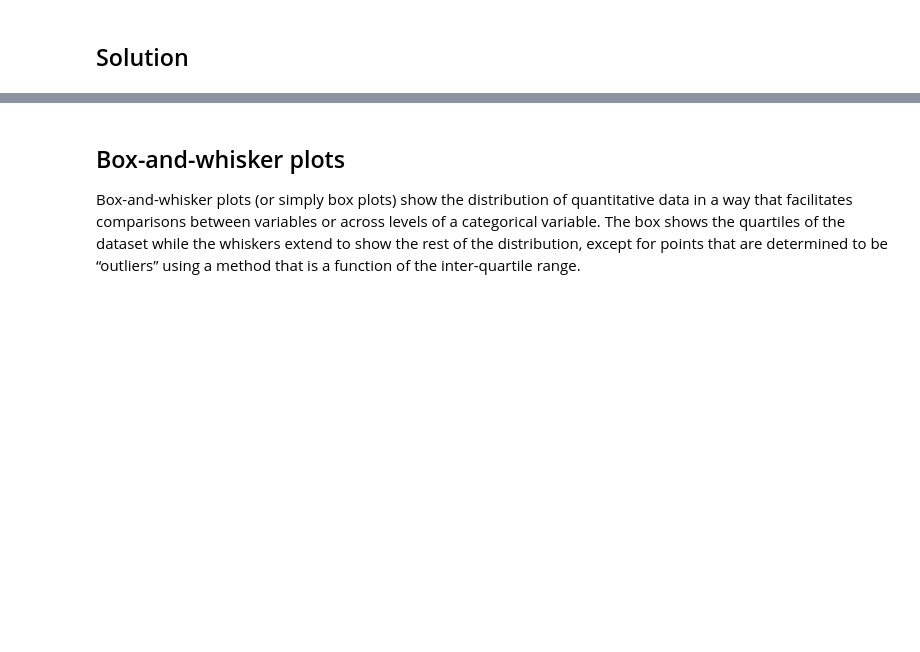
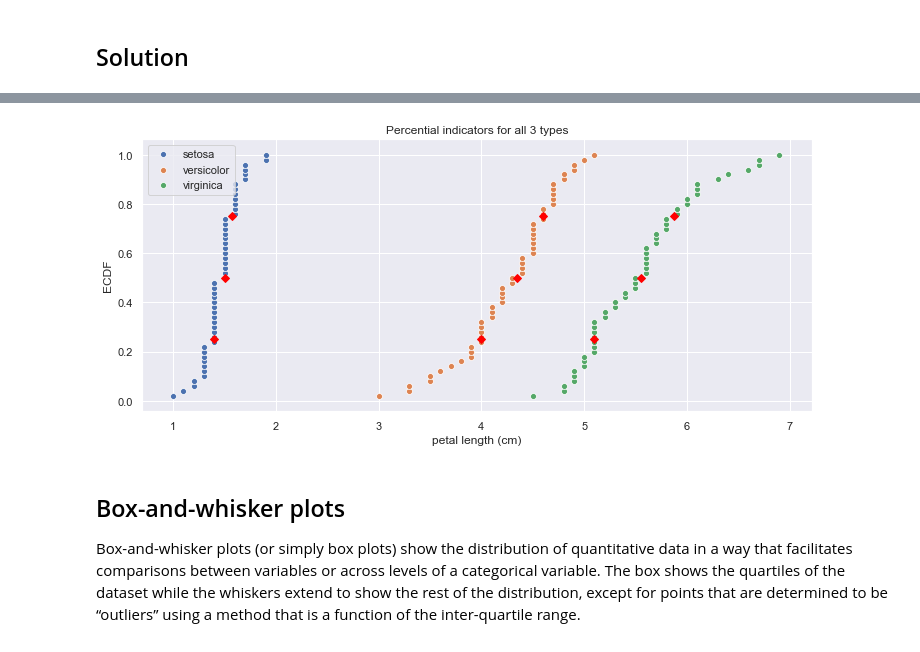
Before and after one commit to AdamCorbinFAUPhD/CAP5768-Intro-to-Data-Science, a Jupyter notebook: assignment_3/CAP5768_Assignment3_Corbin_Adam.ipynb, the cells around one changed output, grey strips where cells are left out. Saved outputs shown, nothing was run; the diff lists cells and outputs as text; code cells hidden in the pictures; blank space fills up the shorter version.

```diff
--- a/assignment_3/CAP5768_Assignment3_Corbin_Adam.ipynb
+++ b/assignment_3/CAP5768_Assignment3_Corbin_Adam.ipynb
@@ -284,0 +295,14 @@ Write code to compute the 25th, 50th, and 75th percentiles for the petal lengths
+# %%
+ax = generate_ecdf_graphs()
+ptiles_versicolor = np.percentile(versicolor_petal_length, percentiles)
+ptiles_setosa = np.percentile(setosa_petal_length, percentiles)
+ptiles_virginica = np.percentile(virginica_petal_length, percentiles)
+_ = plt.plot(ptiles_versicolor, percentiles/100, marker='D', color='red',
+         linestyle='none')
+_ = plt.plot(ptiles_setosa, percentiles/100, marker='D', color='red',
+         linestyle='none')
+_ = plt.plot(ptiles_virginica, percentiles/100, marker='D', color='red',
+         linestyle='none')
+plt.title("Percential indicators for all 3 types")
+plt
+# %% [output]
@@ -285,3 +310,4 @@ Write code to compute the 25th, 50th, and 75th percentiles for the petal lengths
+[figure, added]
 # %% [markdown]
 ## Box-and-whisker plots
 
```
Also changed, not shown: parts of 14 cells of this notebook.
